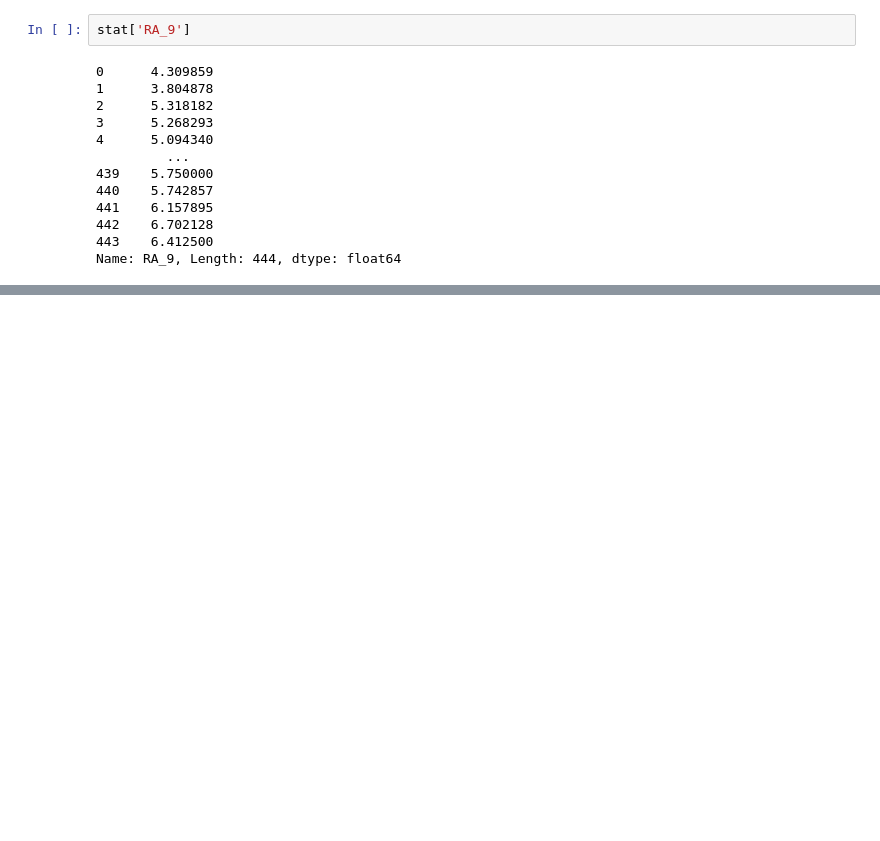
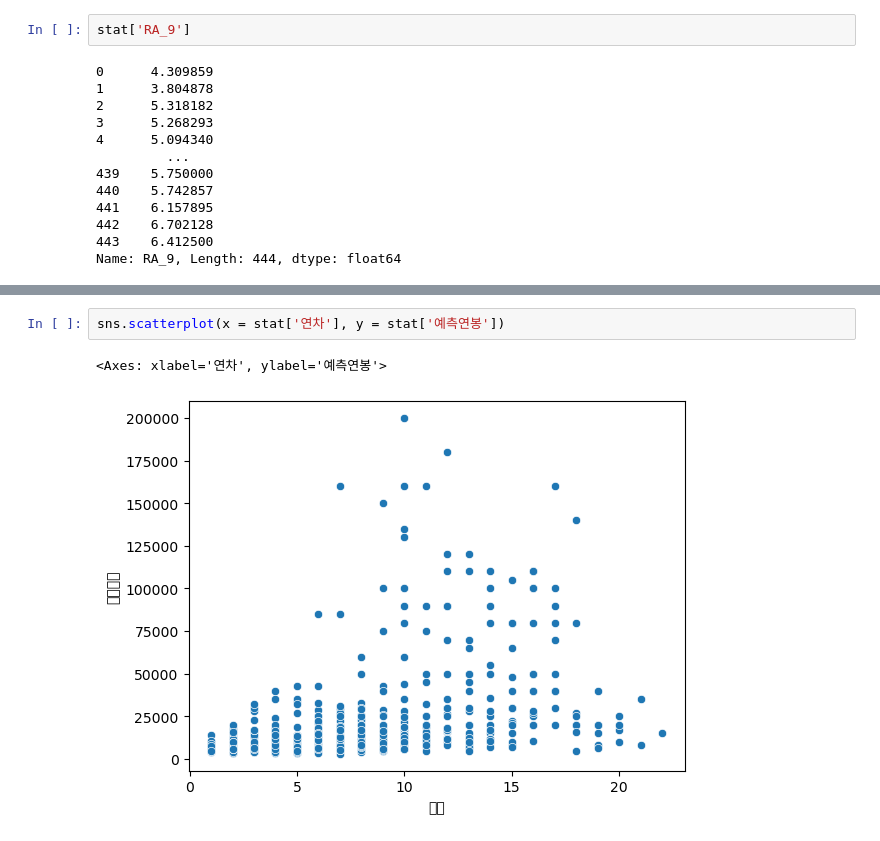
Before and after one commit to jayiuk/mid_project, a Jupyter notebook: model_test.ipynb, the cells around one changed output, grey strips where cells are left out. Saved outputs shown, nothing was run; the diff lists cells and outputs as text; blank space fills up the shorter version.

```diff
--- a/model_test.ipynb
+++ b/model_test.ipynb
@@ -156,0 +151,5 @@ sns.heatmap(stat_corr, annot = True)
+# %%
+sns.scatterplot(x = stat['연차'], y = stat['예측연봉'])
+# %% [output]
+<Axes: xlabel='연차', ylabel='예측연봉'>
+[figure, added]
```
Also changed, not shown: parts of 11 cells of this notebook, 2 other files.
